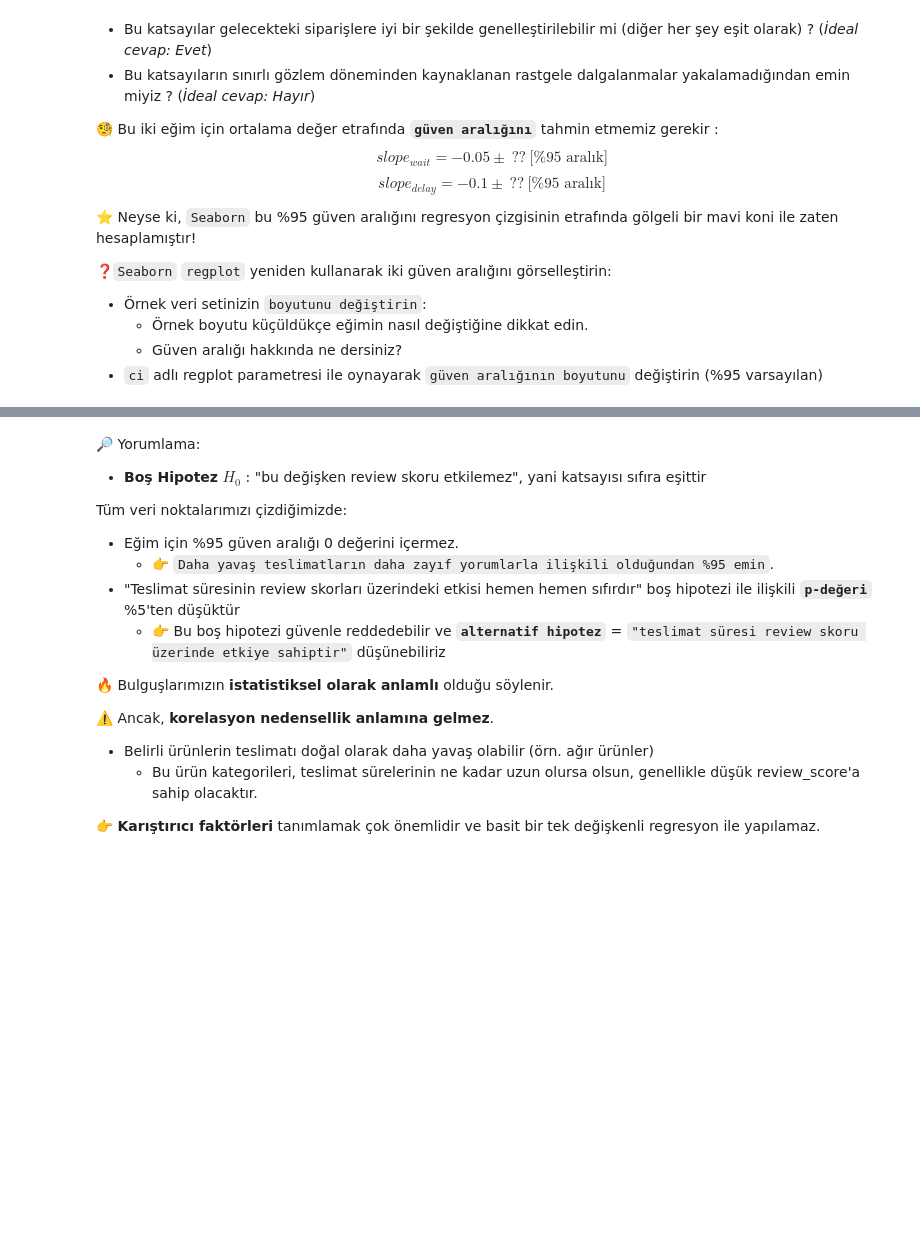
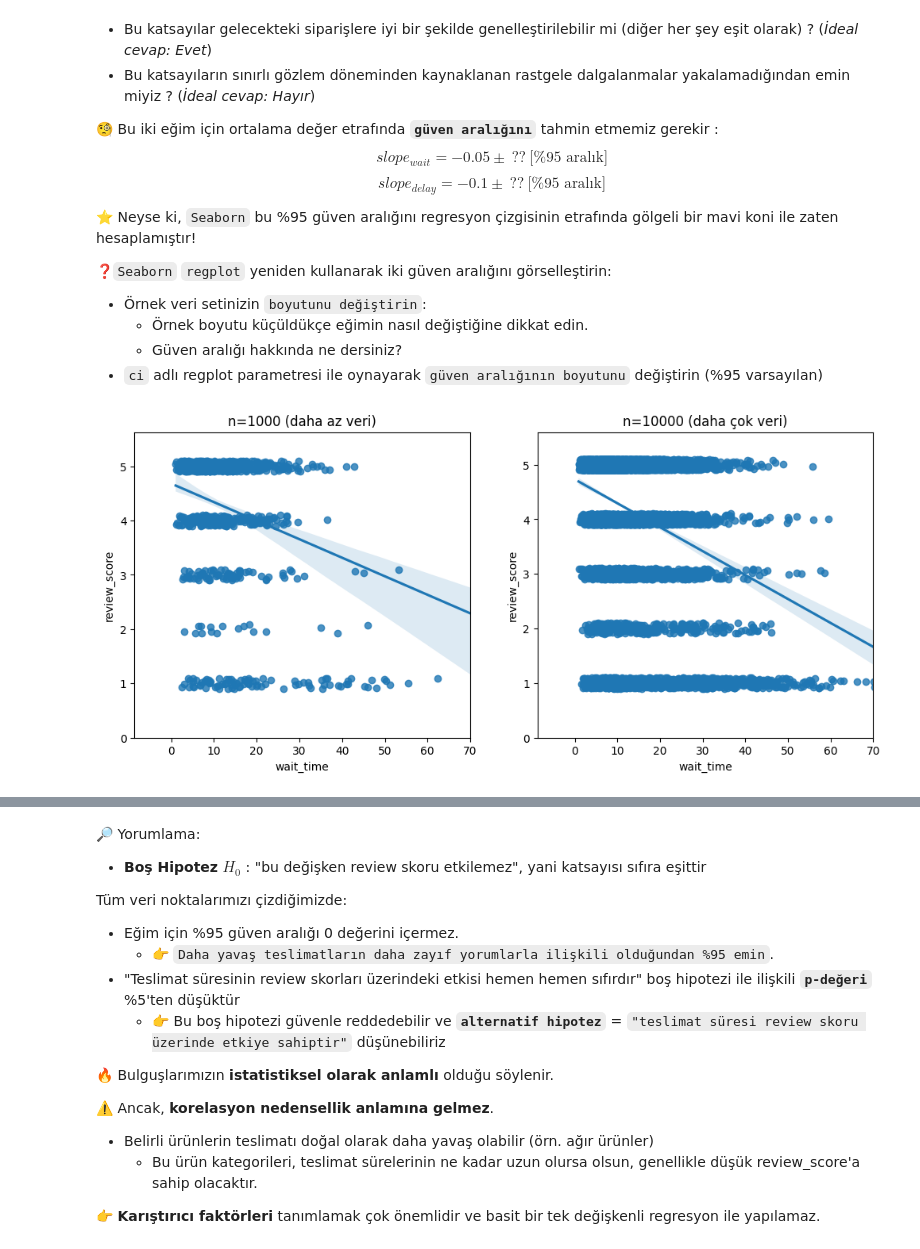
Before and after one commit to tmy-datamesa/data-seaborn-regression, a Jupyter notebook: seaborn_regression.ipynb, the cells around one changed output, grey strips where cells are left out. Saved outputs shown, nothing was run; the diff lists cells and outputs as text; code cells hidden in the pictures; blank space fills up the shorter version.

```diff
--- a/seaborn_regression.ipynb
+++ b/seaborn_regression.ipynb
@@ -205,3 +269,28 @@ $$slope_{delay} = -0.1 ± \ ?? \ \text{[%95 aralık]} $$
 - `ci` adlı regplot parametresi ile oynayarak `güven aralığının boyutunu` değiştirin (%95 varsayılan)
 # %%
 # YOUR CODE HERE
+# %%
+import matplotlib.pyplot as plt
+import seaborn as sns
+
+# 1) küçük örneklem
+sample_1k = orders.sample(1000, random_state=42)
+
+# 2) büyük örneklem
+sample_10k = orders.sample(10000, random_state=42)
+
+plt.figure(figsize=(12,5))
+
+plt.subplot(1,2,1)
+sns.regplot(data=sample_1k, x="wait_time", y="review_score", y_jitter=0.1)
+plt.xlim(right=70); plt.ylim(bottom=0)
+plt.title("n=1000 (daha az veri)")
+
+plt.subplot(1,2,2)
+sns.regplot(data=sample_10k, x="wait_time", y="review_score", y_jitter=0.1)
+plt.xlim(right=70); plt.ylim(bottom=0)
+plt.title("n=10000 (daha çok veri)")
+
+plt.show()
+# %% [output]
+[figure, added]
```
Also changed, not shown: parts of 11 cells of this notebook.
